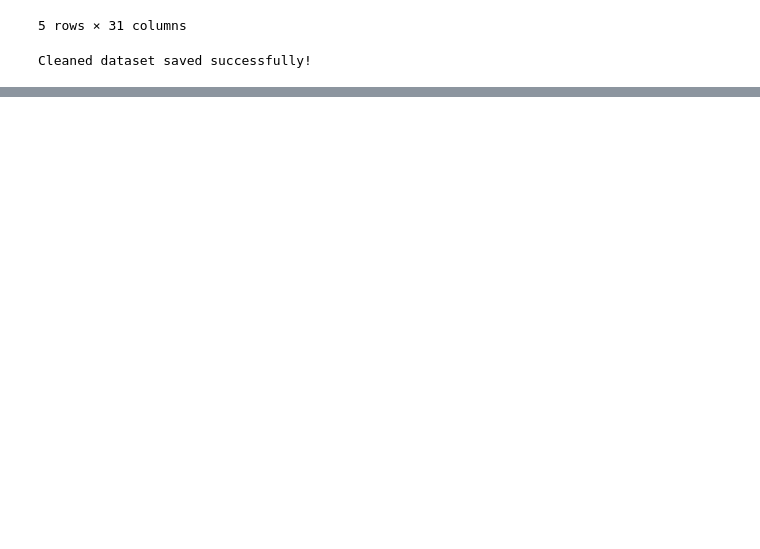
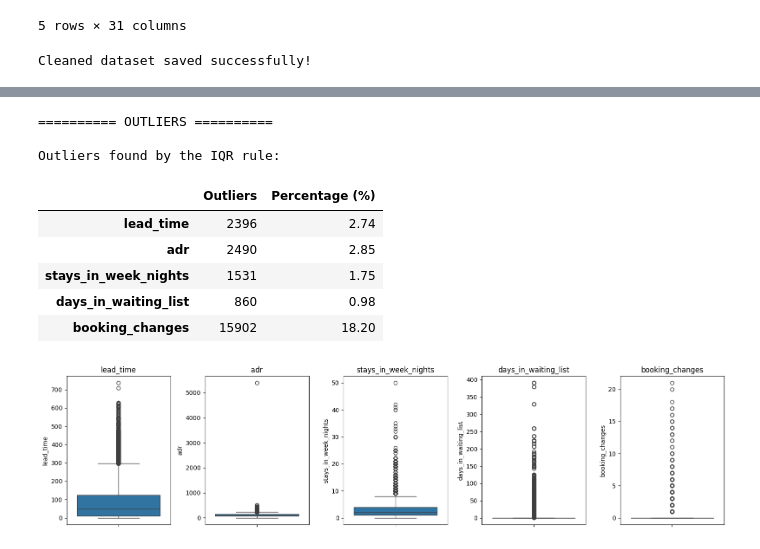
Before and after one commit to mariamalktbi2005-cloud/Hotel-Booking-Cancellation-prediction, a Jupyter notebook: notebooks/01_data_understanding.ipynb, the cells around one changed output, grey strips where cells are left out. Saved outputs shown, nothing was run; the diff lists cells and outputs as text; code cells hidden in the pictures; blank space fills up the shorter version.

```diff
--- a/notebooks/01_data_understanding.ipynb
+++ b/notebooks/01_data_understanding.ipynb
@@ -365,0 +421,80 @@ Cleaned dataset saved successfully!
+# %%
+#  OUTLIERS
+
+print("\n========== OUTLIERS ==========")
+
+# 1. Detect outliers with the IQR rule
+def iqr_outliers(series):
+    q1 = series.quantile(0.25)
+    q3 = series.quantile(0.75)
+    iqr = q3 - q1
+    lower = q1 - 1.5 * iqr
+    upper = q3 + 1.5 * iqr
+    return (series < lower) | (series > upper)
+
+outlier_columns = ["lead_time", "adr", "stays_in_week_nights",
+                   "days_in_waiting_list", "booking_changes"]
+
+outlier_table = pd.DataFrame({
+    "Outliers": [iqr_outliers(df[c]).sum() for c in outlier_columns],
+    "Percentage (%)": [round(iqr_outliers(df[c]).mean() * 100, 2) for c in outlier_columns]
+}, index=outlier_columns)
+
+print("\nOutliers found by the IQR rule:")
+display(outlier_table)
+
+# 2. Visualize outliers
+fig, axes = plt.subplots(1, len(outlier_columns), figsize=(16, 4))
+for ax, col in zip(axes, outlier_columns):
+    sns.boxplot(y=df[col], ax=ax)
+    ax.set_title(col)
+plt.tight_layout()
+plt.show()
+
+# 3. Find impossible values
+total_guests = df["adults"] + df["children"] + df["babies"]
+
+impossible = (
+    (total_guests == 0)         # booking with no guests
+    | (df["adr"] < 0)           # negative price
+    | (df["adr"] > 1000)        # extreme price (5,400)
+    | (df["adults"] > 10)       # more than 10 adults
+    | (df["babies"] > 5)        # more than 5 babies
+)
+
+print("\nImpossible records breakdown:")
+print("Zero guests      :", (total_guests == 0).sum())
+print("Negative ADR     :", (df["adr"] < 0).sum())
+print("ADR above 1000   :", (df["adr"] > 1000).sum())
+print("More than 10 adults:", (df["adults"] > 10).sum())
+print("More than 5 babies :", (df["babies"] > 5).sum())
+print("Total impossible records:", impossible.sum())
+
+# 4. Remove the impossible records
+print("\nShape before removing:", df.shape)
+df = df[~impossible].copy()
+print("Shape after removing :", df.shape)
+
+# 5. Keep unusual but possible rows, and mark them with flags
+df["zero_night_flag"] = (
+    (df["stays_in_weekend_nights"] + df["stays_in_week_nights"]) == 0
+).astype(int)
+
+df["adr_zero_flag"] = (df["adr"] == 0).astype(int)
+
+print("\nZero-night bookings flagged:", df["zero_night_flag"].sum())
+print("Zero-price (ADR = 0) bookings flagged:", df["adr_zero_flag"].sum())
+
+# Convert children to a whole number
+df["children"] = df["children"].astype(int)
+# %% [output]
+========== OUTLIERS ==========
+
+Outliers found by the IQR rule:
+|  | Outliers | Percentage (%) |
+| lead_time | 2396 | 2.74 |
+| adr | 2490 | 2.85 |
+| stays_in_week_nights | 1531 | 1.75 |
+| days_in_waiting_list | 860 | 0.98 |
+| booking_changes | 15902 | 18.20 |
+[figure, added]
```
Also changed, not shown: parts of 2 cells of this notebook.
